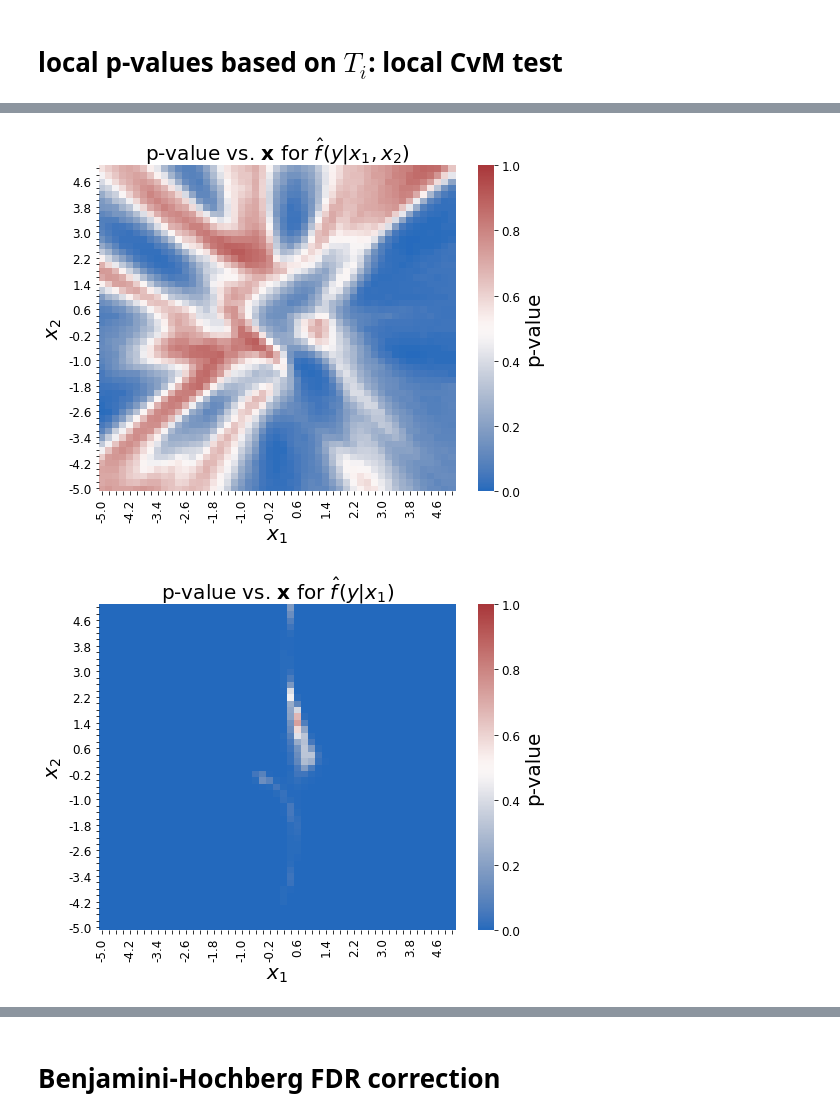
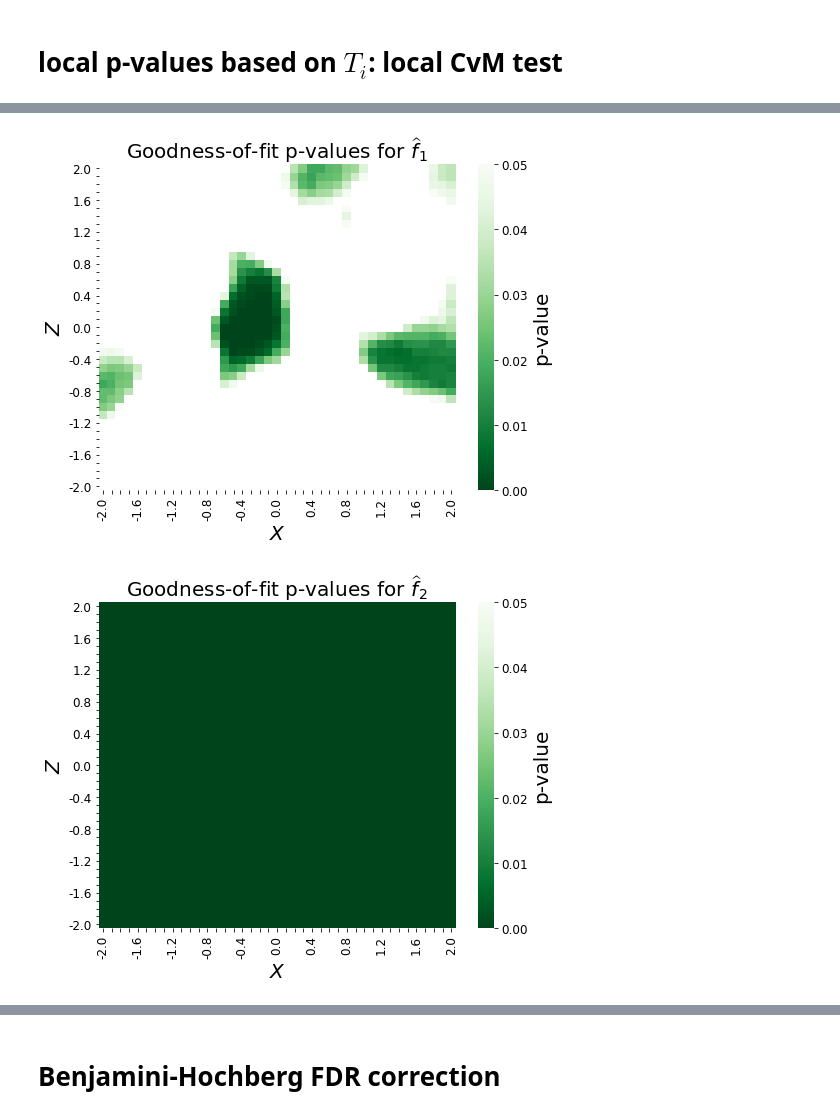
Before and after one commit to zhao-david/CDE-diagnostics, a Jupyter notebook: toy_example_1_v2.ipynb, the cells around one changed output, grey strips where cells are left out. Drawn from its saved outputs; the diff is of its cells as text; code cells hidden in the pictures.

```diff
--- a/toy_example_1_v2.ipynb
+++ b/toy_example_1_v2.ipynb
@@ -427,22 +547,2 @@ plt.tick_params(axis='both', which='major', labelsize=16)
 # %% [markdown]
 # heat map of $T_i = \frac{1}{|G|} \sum_{\alpha \in G} (\hat r_\alpha(\mathbf{x}_i) - \alpha)^2$
-# %%
-Ti_values = {}
-all_rhat_alphas = {}
-for name, pit in pit_values_dict.items():
-    print("working on classifier %s" % name)
-    all_rhat_alphas[name] = {}
-    for alpha in alphas:
-        print(alpha)
-        ind_values = [1*(x<=alpha) for x in pit]
-        rhat = MLPClassifier(alpha=0, max_iter=25000)
-        rhat.fit(X=x_test, y=ind_values)
-
-        # fit rhat at each point in prediction grid
-        all_rhat_alphas[name][alpha] = rhat.predict_proba(grid)[:, 1]
-
-    # rhat_alphas for all alphas at all points
-    all_rhat_alphas[name] = pd.DataFrame(all_rhat_alphas[name])
-
-    # compute Ti summary statistic
-    Ti_values[name] = ((all_rhat_alphas[name] - alphas)**2).sum(axis=1) / len(alphas)
@@ -466,0 +549,5 @@ working on classifier x1x2
+# %%
+with open('Ti_values_2021-02-05-20-34.pkl', 'rb') as handle:
+    Ti_values = pickle.load(handle)
+with open('all_rhat_alphas_2021-02-05-20-34.pkl', 'rb') as handle:
+    all_rhat_alphas = pickle.load(handle)
@@ -641,10 +654,8 @@ array([[0.95498506, 0.04501494]])
 # %%
-with open("data/Ti_values_20210127.pkl", 'rb') as handle:
-    true_Ti_values = pickle.load(handle)
-with open("data/all_unif_Ti_values_2021-02-01-01-07.pkl", 'rb') as handle:
+with open("all_unif_Ti_values_2021-02-06-13-58.pkl", 'rb') as handle:
     all_unif_Ti_values = pickle.load(handle)
 # %%
-all_pvalues = sum([1* (pd.DataFrame(true_Ti_values) < pd.DataFrame(all_unif_Ti_values[i]))
+all_pvalues = sum([1* (pd.DataFrame(Ti_values) < pd.DataFrame(all_unif_Ti_values[i]))
                    for i in range(len(all_unif_Ti_values))]) / len(all_unif_Ti_values)
 all_pvalues
 # %% [output]
@@ -664,12 +675,16 @@ all_pvalues
 # %%
 fig, ax = plt.subplots(figsize=(8,6))
-sns.heatmap(all_pvalues['x1x2'].values.reshape(51,51), xticklabels=x_range_round, yticklabels=x_range_round,
-            cbar_kws={'label': "p-value"}, cmap='vlag', vmin=0, vmax=1)
+val_max = 0.05
+#define the colormap with clipping values
+my_cmap = copy(plt.cm.Greens_r)
+my_cmap.set_over("white")
+sns.heatmap(all_pvalues['XZ'].values.reshape(41,41), xticklabels=x_range_round, yticklabels=x_range_round,
+            cbar_kws={'label': "p-value"}, cmap=my_cmap, vmin=0, vmax=val_max)#vmax=1)
 ax.invert_yaxis()
 
-plt.title("p-value vs. $\mathbf{x}$ for $\hat f(y|x_1,x_2)$", fontsize=20)
-plt.xlabel('$x_1$', fontsize=20)
-plt.ylabel('$x_2$', fontsize=20)
+plt.title("Goodness-of-fit p-values for $\widehat f_1$", fontsize=20)
+plt.xlabel('$X$', fontsize=20)
+plt.ylabel('$Z$', fontsize=20)
 
 ax.tick_params(axis='both', which='major', labelsize=12)
 cbar_axes = ax.figure.axes[-1]
@@ -692,36 +707,40 @@ for n, label in enumerate(ax.yaxis.get_ticklabels()):
     if n % every_nth != 0:
         label.set_visible(False)
 # %% [output]
-[figure, old version]
+[figure, new version]
 # %%
 fig, ax = plt.subplots(figsize=(8,6))
-sns.heatmap(all_pvalues['x1'].values.reshape(51,51), xticklabels=x_range_round, yticklabels=x_range_round,
-            cbar_kws={'label': "p-value"}, cmap='vlag', vmin=0, vmax=1)
+val_max = 0.05
+#define the colormap with clipping values
+my_cmap = copy(plt.cm.Greens_r)
+my_cmap.set_over("white")
+sns.heatmap(all_pvalues['X'].values.reshape(41,41), xticklabels=x_range_round, yticklabels=x_range_round,
+            cbar_kws={'label': "p-value"}, cmap=my_cmap, vmin=0, vmax=val_max)#vmax=1)
 ax.invert_yaxis()
 
-plt.title("p-value vs. $\mathbf{x}$ for $\hat f(y|x_1)$", fontsize=20)
-plt.xlabel('$x_1$', fontsize=20)
-plt.ylabel('$x_2$', fontsize=20)
+plt.title("Goodness-of-fit p-values for $\widehat f_2$", fontsize=20)
+plt.xlabel('$X$', fontsize=20)
+plt.ylabel('$Z$', fontsize=20)
 
 ax.tick_params(axis='both', which='major', labelsize=12)
 cbar_axes = ax.figure.axes[-1]
 cbar_axes.yaxis.label.set_size(20)
 cbar_axes.tick_params(labelsize=12)
 
 every_nth = 2
 for n, label in enumerate(ax.xaxis.get_ticklabels()):
     if n % every_nth != 0:
         label.set_visible(False)
 for n, label in enumerate(ax.yaxis.get_ticklabels()):
     if n % every_nth != 0:
         label.set_visible(False)
 
 every_nth = 2
 for n, label in enumerate(ax.xaxis.get_ticklabels()):
     if n % every_nth != 0:
         label.set_visible(False)
 for n, label in enumerate(ax.yaxis.get_ticklabels()):
     if n % every_nth != 0:
         label.set_visible(False)
 # %% [output]
-[figure, old version]
+[figure, new version]
```
Also changed, not shown: parts of 56 cells of this notebook.
